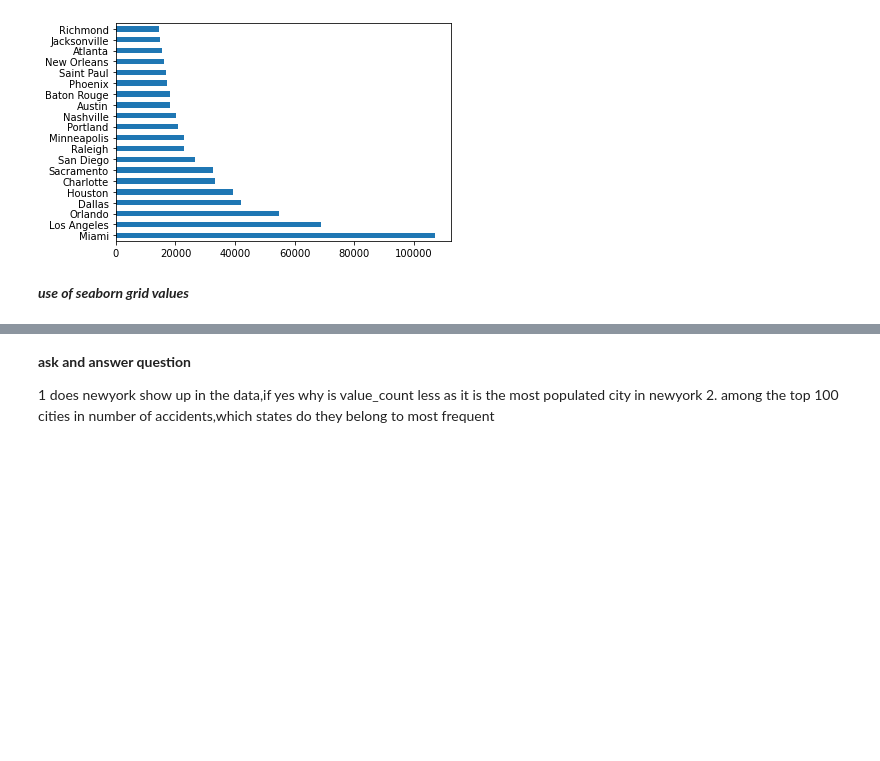
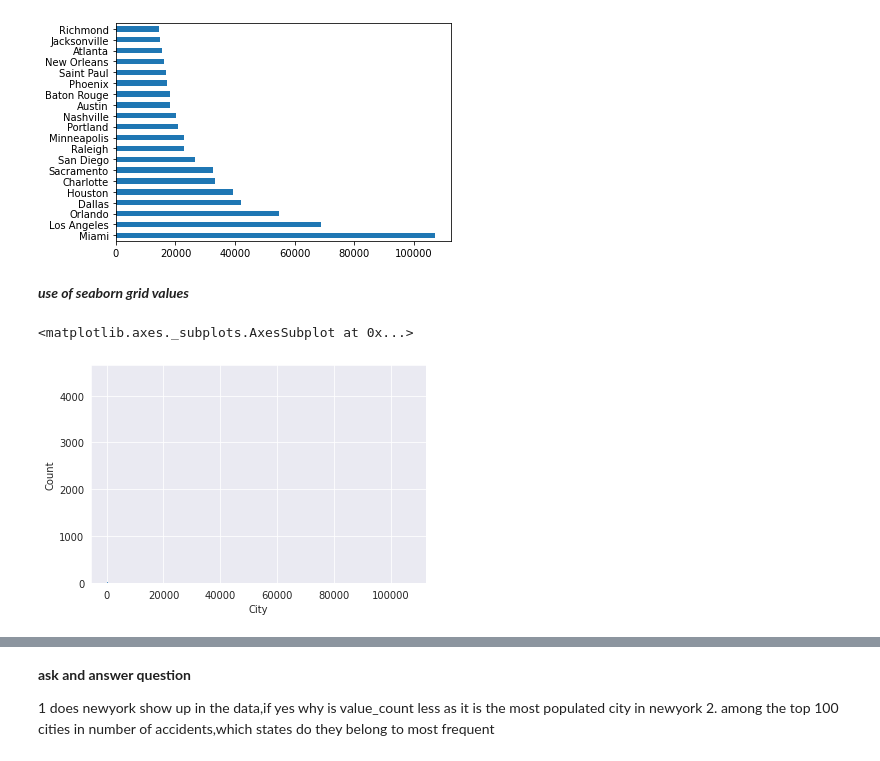
Before and after one commit to gagan-1999/accidents, a Jupyter notebook: accidents.ipynb, the cells around one changed output, grey strips where cells are left out. Saved outputs shown, nothing was run; the diff lists cells and outputs as text; code cells hidden in the pictures; blank space fills up the shorter version.

```diff
--- a/accidents.ipynb
+++ b/accidents.ipynb
@@ -239,3 +239,8 @@ cities_by_accident[:20].plot(kind='barh')
 # %%
 import seaborn as sns
 sns.set_style("darkgrid")
+# %%
+sns.histplot(cities_by_accident)
+# %% [output]
+<matplotlib.axes._subplots.AxesSubplot at 0x...>
+[figure, added]
```
Also changed, not shown: parts of 9 cells of this notebook.
